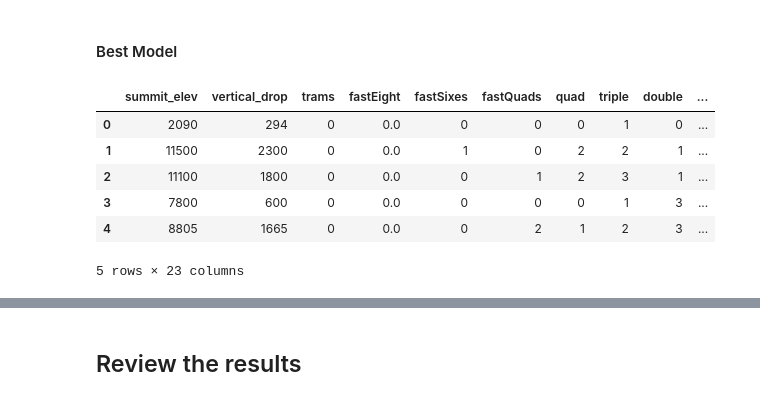
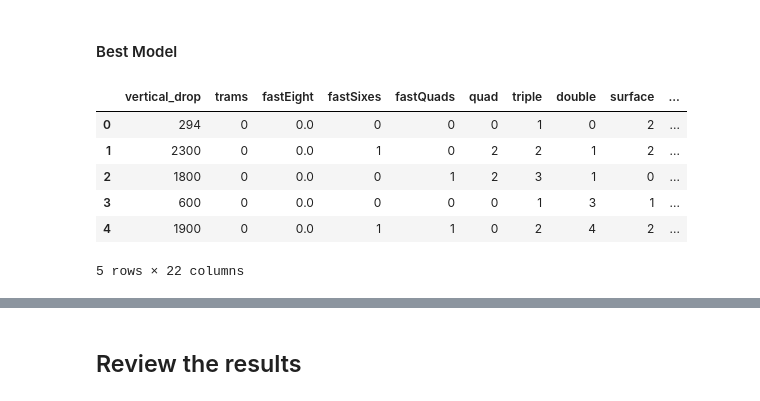
Before and after one commit to amythemirror/Springboard, a Jupyter notebook: Guided Capstone/Notebook_stepsix.ipynb, the cells around one changed output, grey strips where cells are left out. Drawn from its saved outputs; the diff is of its cells as text; code cells hidden in the pictures.

```diff
--- a/Guided Capstone/Notebook_stepsix.ipynb
+++ b/Guided Capstone/Notebook_stepsix.ipynb
@@ -45,15 +45,16 @@ os.getcwd()
 #### Best Model
 # %%
 df = pd.read_csv('..\Guided Capstone\data\step3_output.csv')
+df.rename(columns={"cluster": "clusters"}, inplace=True)
 y = df['AdultWeekend']
-df_cleaned = df.drop(['Unnamed: 0', 'Name', 'AdultWeekend', 'state'], axis=1)
+x = df.drop(['Unnamed: 0', 'Name', 'AdultWeekend', 'state', 'summit_elev'], axis=1)
 
-df_cleaned.head()
+x.head()
 # %% [output]
-|  | summit_elev | vertical_drop | trams | fastEight | fastSixes | fastQuads | quad | triple | double | ... |
-| 0 | 2090 | 294 | 0 | 0.0 | 0 | 0 | 0 | 1 | 0 | ... |
-| 1 | 11500 | 2300 | 0 | 0.0 | 1 | 0 | 2 | 2 | 1 | ... |
-| 2 | 11100 | 1800 | 0 | 0.0 | 0 | 1 | 2 | 3 | 1 | ... |
-| 3 | 7800 | 600 | 0 | 0.0 | 0 | 0 | 0 | 1 | 3 | ... |
-| 4 | 8805 | 1665 | 0 | 0.0 | 0 | 2 | 1 | 2 | 3 | ... |
+|  | vertical_drop | trams | fastEight | fastSixes | fastQuads | quad | triple | double | surface | ... |
+| 0 | 294 | 0 | 0.0 | 0 | 0 | 0 | 1 | 0 | 2 | ... |
+| 1 | 2300 | 0 | 0.0 | 1 | 0 | 2 | 2 | 1 | 2 | ... |
+| 2 | 1800 | 0 | 0.0 | 0 | 1 | 2 | 3 | 1 | 0 | ... |
+| 3 | 600 | 0 | 0.0 | 0 | 0 | 0 | 1 | 3 | 1 | ... |
+| 4 | 1900 | 0 | 0.0 | 1 | 1 | 0 | 2 | 4 | 2 | ... |
-5 rows × 23 columns
+5 rows × 22 columns
```
Also changed, not shown: parts of 14 cells of this notebook.
